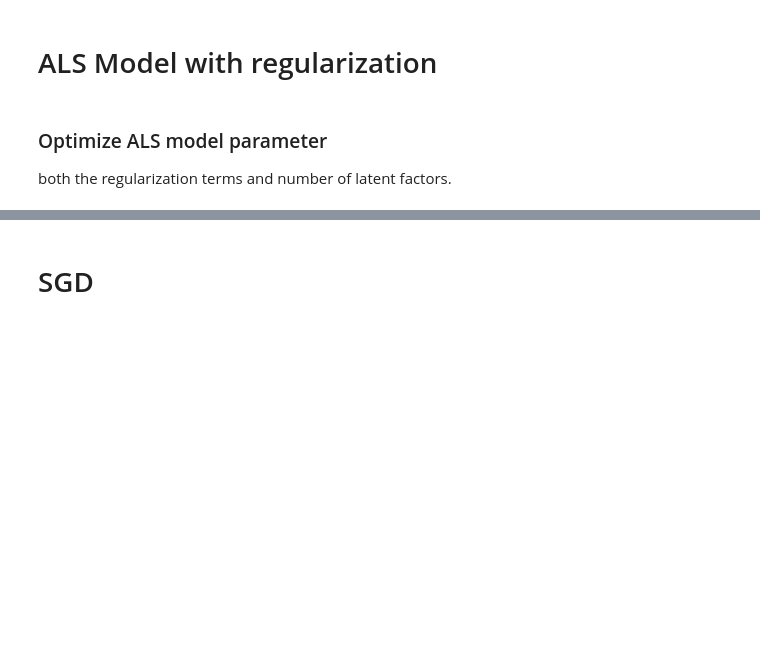
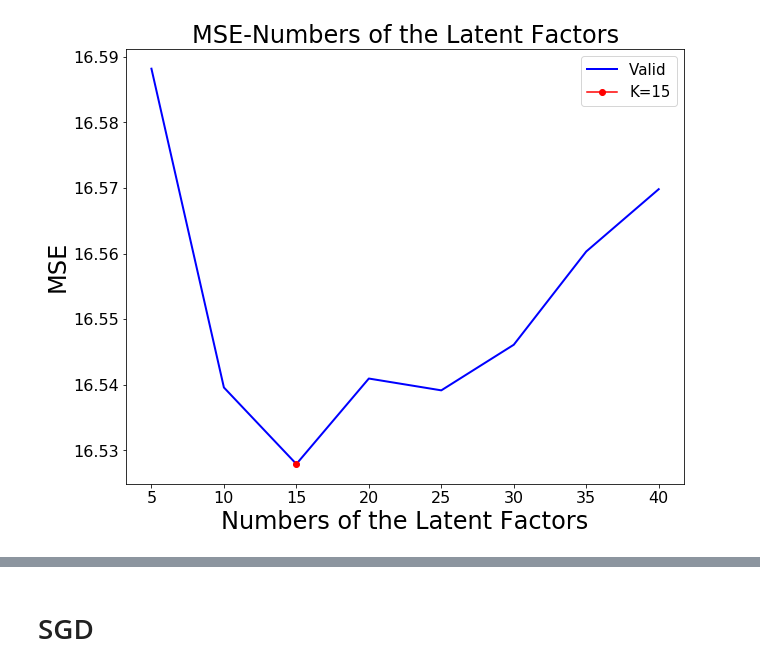
Before and after one commit to Yelp-Recommender-System/FancyYelpers, a Jupyter notebook: code/1.3_Yelp_collaborative_filtering_SGD.ipynb, the cells around one changed output, grey strips where cells are left out. Cells and saved outputs as stored; diff of their text form; code cells hidden in the pictures; blank space fills up the shorter version.

Commit message:
tune parameters and get the final result

```diff
--- a/code/1.3_Yelp_collaborative_filtering_SGD.ipynb
+++ b/code/1.3_Yelp_collaborative_filtering_SGD.ipynb
@@ -1,9 +1,9 @@
 # %%
 import pandas as pd
 import numpy as np
-from sklearn.metrics import mean_squared_error
+from sklearn.metrics import mean_squared_error, mean_absolute_error
 import time
+# import seaborn as sns
+from numpy.linalg import solve
 import matplotlib.pyplot as plt
-import seaborn as sns
-sns.set()
 # %%
@@ -221,0 +262,18 @@ def get_mse(pred, actual):
+# %%
+reg = 0.1
+iter_array = [10]
+n_factors = [5,10,15,20,25,30,35,40]
+train_mse_lst = []
+valid_mse_lst = []
+
+start_time = time.time()
+
+for k in n_factors:
+    print('Factors: {}'.format(k))
+    MF_ALS = ExplicitMF_ALS(train, n_factors=k, user_reg=reg, item_reg=reg)
+    train_mse, valid_mse, _ = MF_ALS.calculate_learning_curve(iter_array, test)
+    train_mse_lst.append(train_mse)
+    valid_mse_lst.append(valid_mse)
+
+end_time = time.time()
+print(f'running time: {end_time-start_time}')
@@ -222,11 +290,16 @@ def get_mse(pred, actual):
 # %%
-def plot_learning_curve(iter_array, model):
-    plt.plot(iter_array, model.train_mse, label='Training', linewidth=5)
-    plt.plot(iter_array, model.test_mse, label='Test', linewidth=5)
-    plt.xticks(fontsize=16);
-    plt.yticks(fontsize=16);
-    plt.xlabel('iterations', fontsize=30);
-    plt.ylabel('MSE', fontsize=30);
-    plt.legend(loc='best', fontsize=20);
+fig, ax = plt.subplots(figsize=(10,8))
+
+# plt.plot(n_factors, train_mse_lst, label='Training', linewidth=5, color='blue')
+plt.plot(n_factors, valid_mse_lst, label='Valid', linewidth=2, color='blue')
+plt.xticks(fontsize=16);
+plt.yticks(fontsize=16);
+plt.plot(15, valid_mse_lst[2], 'r-o', label='K=15')
+
+plt.xlabel('Numbers of the Latent Factors', fontsize=24);
+plt.ylabel('MSE', fontsize=24);
+plt.legend(loc='best', fontsize=15);
+plt.title('MSE-Numbers of the Latent Factors', fontsize=24)
+plt.show()
+# %% [output]
+[figure, added]
-# %% [markdown]
-# ALS Model with regularization
@@ -245,3 +305,0 @@ def plot_learning_curve(iter_array, model):
-# %% [markdown]
-### Optimize ALS model parameter
-both the regularization terms and number of latent factors.
```
Also changed, not shown: parts of 35 cells of this notebook, 1 other file.
